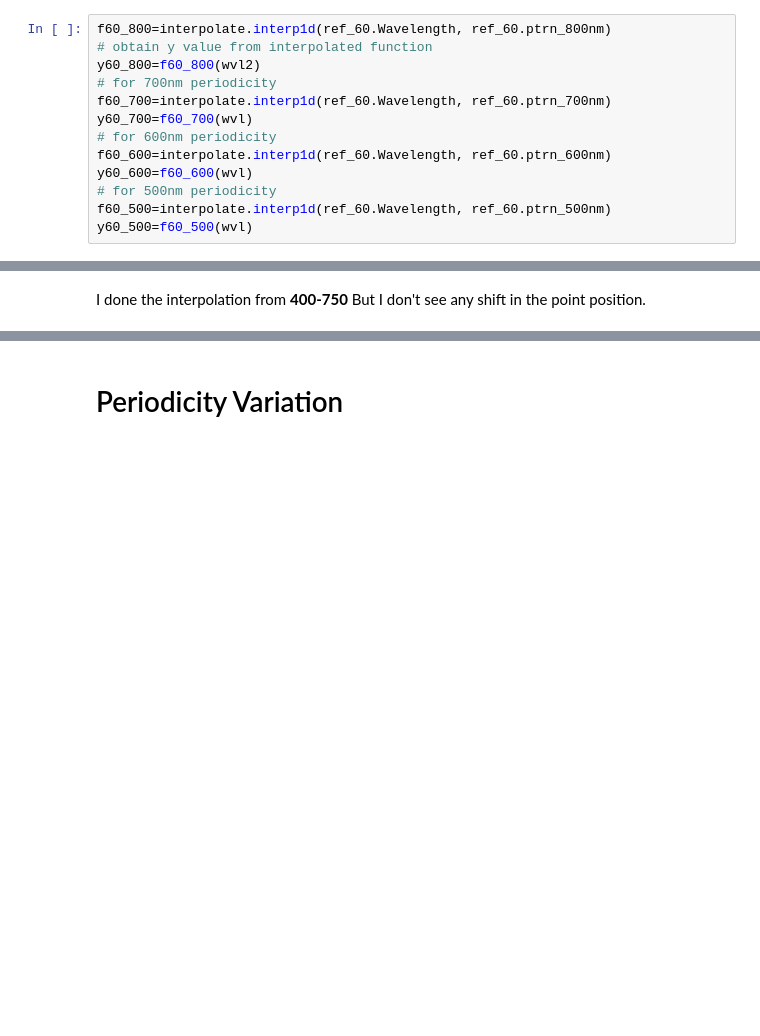
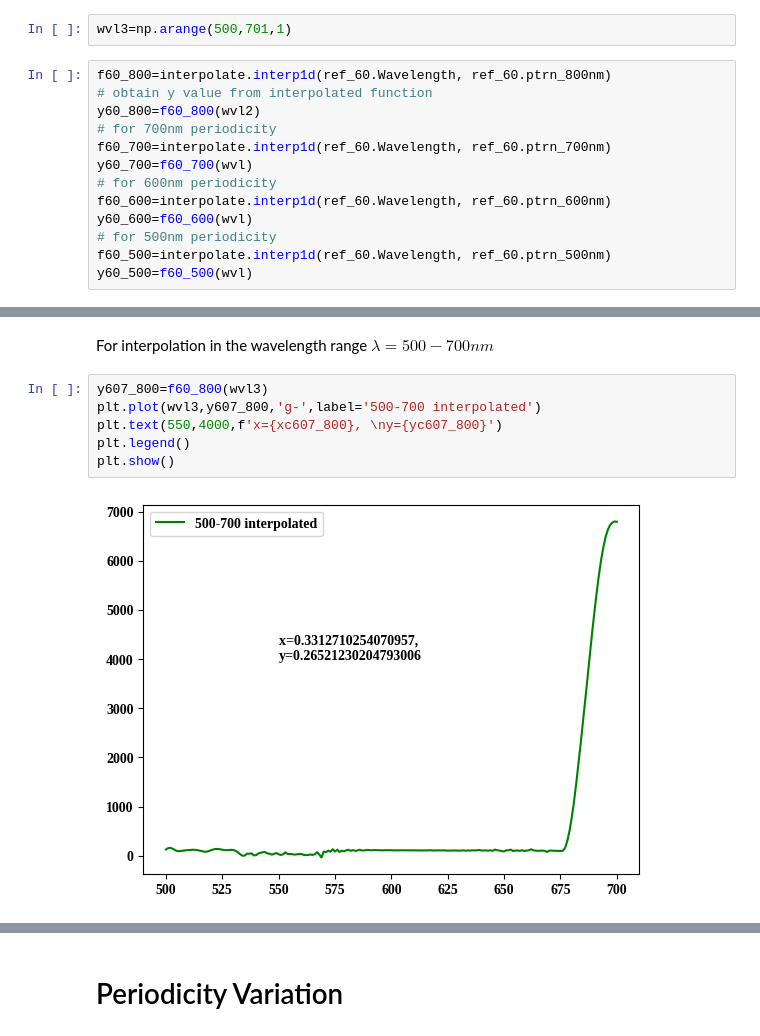
Before and after one commit to Feymankamal/Chromaticity-1931, a Jupyter notebook: colour_map.ipynb, the cells around one changed output, grey strips where cells are left out. Drawn from its saved outputs; the diff is of its cells as text; blank space fills up the shorter version.

```diff
--- a/colour_map.ipynb
+++ b/colour_map.ipynb
@@ -960,3 +954,5 @@ print(wvl2)
+# %%
+wvl3=np.arange(500,701,1)
 # %%
 f60_800=interpolate.interp1d(ref_60.Wavelength, ref_60.ptrn_800nm)
 # obtain y value from interpolated function
@@ -999,2 +1002,10 @@ plt.legend(loc='upper right', fontsize=20, frameon=False)
-# %% [markdown]
-I done the interpolation from **400-750** But I don't see any shift in the point position.
+# %% [markdown]
+For interpolation in the wavelength range $\lambda=500-700nm$
+# %%
+y607_800=f60_800(wvl3)
+plt.plot(wvl3,y607_800,'g-',label='500-700 interpolated')
+plt.text(550,4000,f'x={xc607_800}, \ny={yc607_800}')
+plt.legend()
+plt.show()
+# %% [output]
+[figure, added]
```
Also changed, not shown: parts of 15 cells of this notebook.
